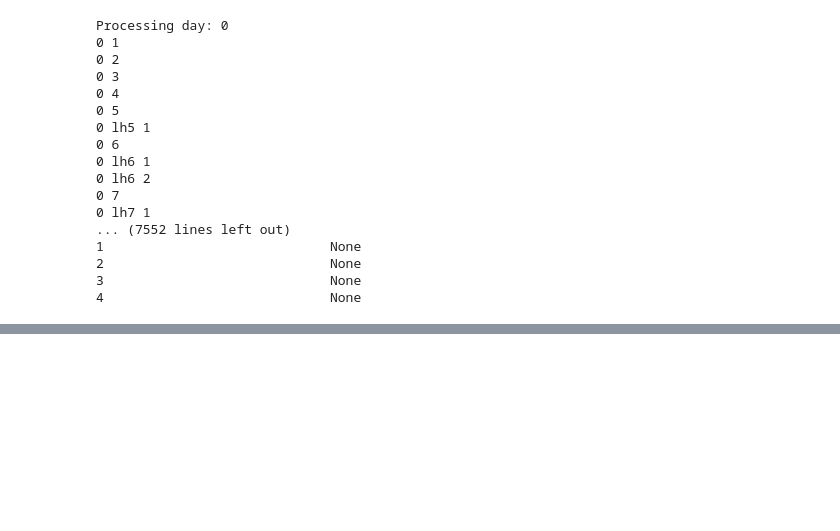
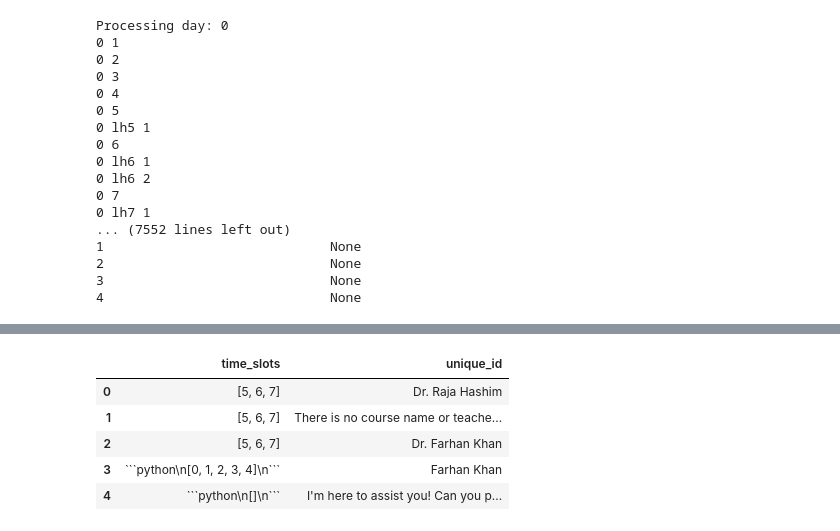
Before and after one commit to Ali-Hasan-Khan28/Genetic-Algorithm-for-Timetable-Generation, a Jupyter notebook: Code/Actual_working.ipynb, the cells around one changed output, grey strips where cells are left out. Cells and saved outputs as stored; diff of their text form; code cells hidden in the pictures; blank space fills up the shorter version.

Commit message:
ALl the work done till chatbot

````diff
--- a/Code/Actual_working.ipynb
+++ b/Code/Actual_working.ipynb
@@ -407,0 +412,9 @@ done
+# %%
+results_chatbot
+# %% [output]
+|  | time_slots | unique_id |
+| 0 | [5, 6, 7] | Dr. Raja Hashim |
+| 1 | [5, 6, 7] | There is no course name or teache... |
+| 2 | [5, 6, 7] | Dr. Farhan Khan |
+| 3 | ```python\n[0, 1, 2, 3, 4]\n``` | Farhan Khan |
+| 4 | ```python\n[]\n``` | I'm here to assist you! Can you p... |
````
Also changed, not shown: parts of 1 cell of this notebook, 2 other files.
